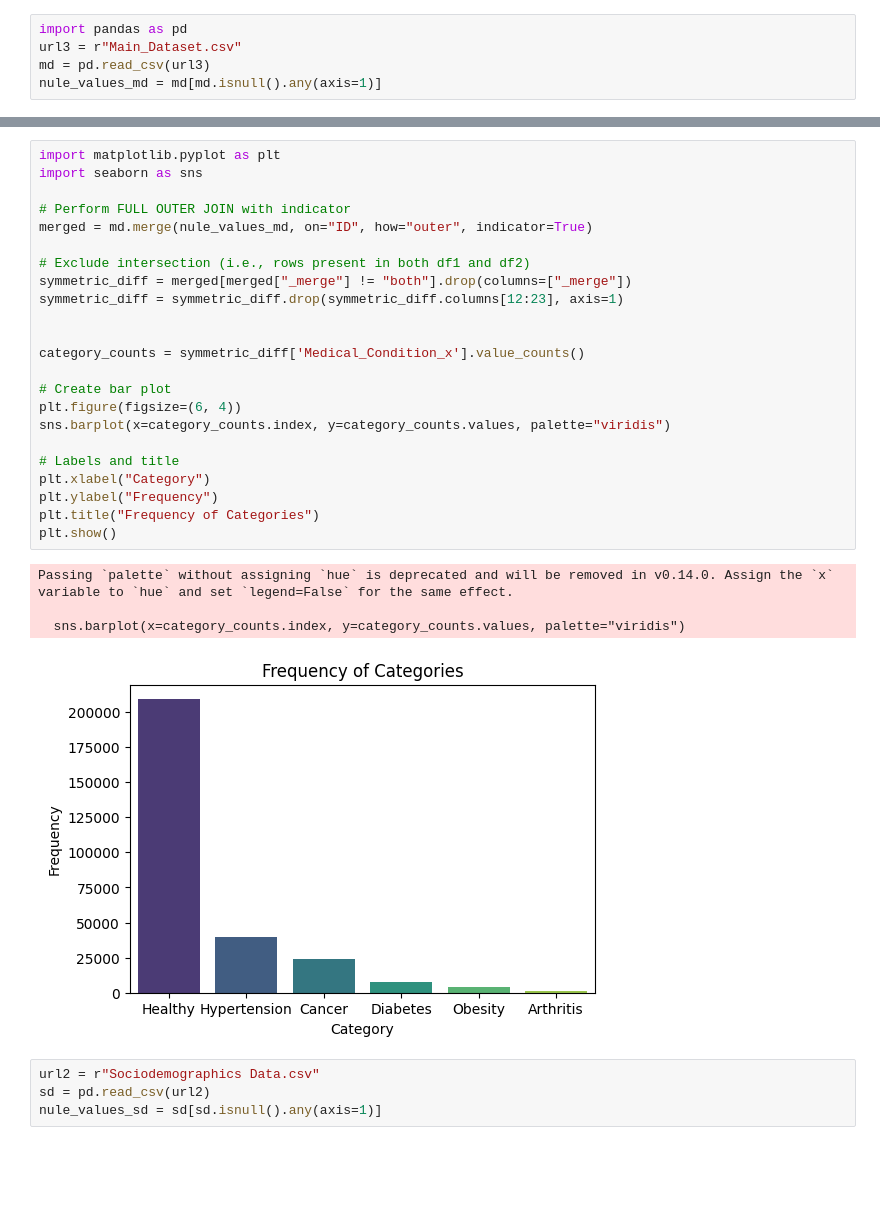
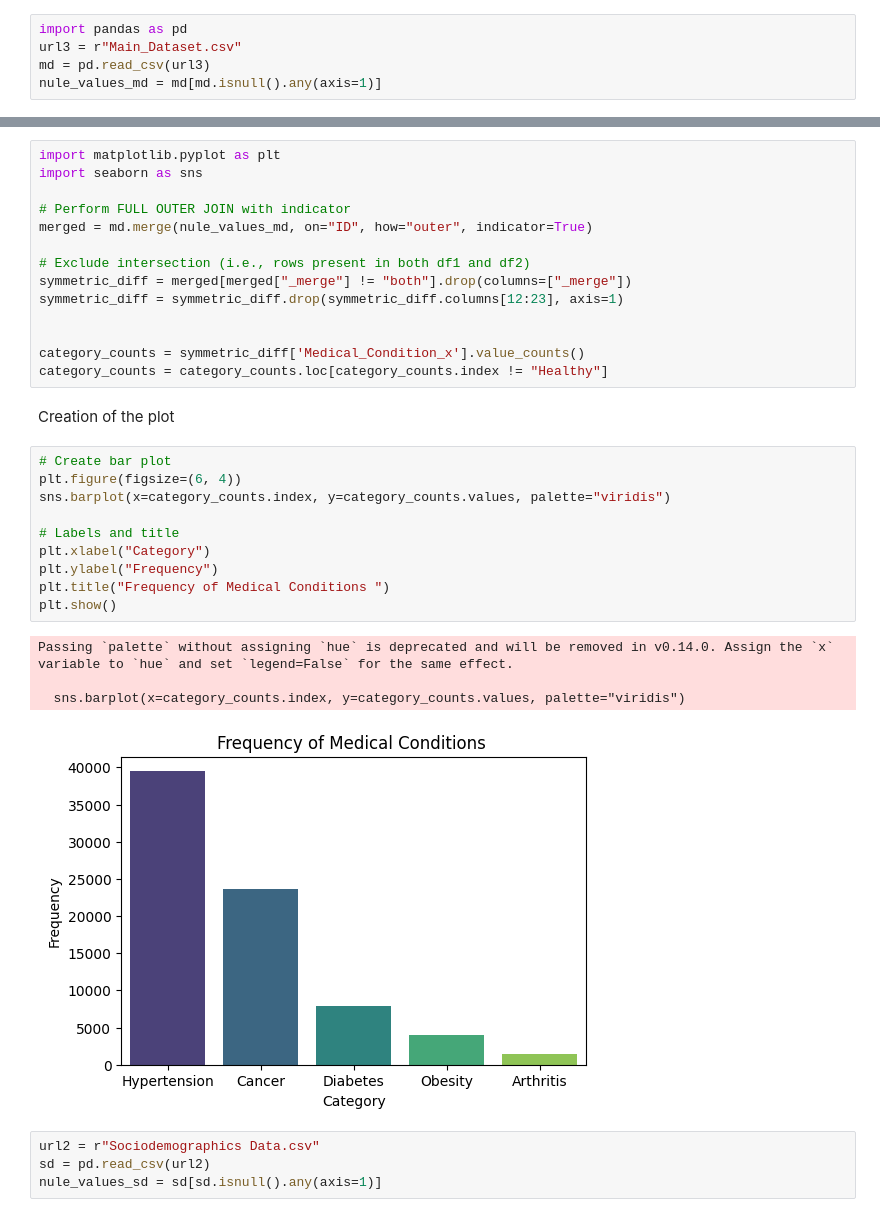
Before and after one commit to leokonma/Proyect-Programming-2-, a Jupyter notebook: Presentation.ipynb, the cells around one changed output, grey strips where cells are left out. Drawn from its saved outputs; the diff is of its cells as text; blank space fills up the shorter version.

```diff
--- a/Presentation.ipynb
+++ b/Presentation.ipynb
@@ -22,21 +29,24 @@ symmetric_diff = symmetric_diff.drop(symmetric_diff.columns[12:23], axis=1)
 
 
 category_counts = symmetric_diff['Medical_Condition_x'].value_counts()
-
-# Create bar plot
-plt.figure(figsize=(6, 4))
-sns.barplot(x=category_counts.index, y=category_counts.values, palette="viridis")
-
-# Labels and title
-plt.xlabel("Category")
-plt.ylabel("Frequency")
-plt.title("Frequency of Categories")
-plt.show()
+category_counts = category_counts.loc[category_counts.index != "Healthy"]
-# %% [output]
-Passing `palette` without assigning `hue` is deprecated and will be removed in v0.14.0. Assign the `x` variable to `hue` and set `legend=False` for the same effect.
-
-  sns.barplot(x=category_counts.index, y=category_counts.values, palette="viridis")
-[figure, removed]
+# %% [markdown]
+Creation of the plot
+# %%
+# Create bar plot
+plt.figure(figsize=(6, 4))
+sns.barplot(x=category_counts.index, y=category_counts.values, palette="viridis")
+
+# Labels and title
+plt.xlabel("Category")
+plt.ylabel("Frequency")
+plt.title("Frequency of Medical Conditions ")
+plt.show()
+# %% [output]
+Passing `palette` without assigning `hue` is deprecated and will be removed in v0.14.0. Assign the `x` variable to `hue` and set `legend=False` for the same effect.
+
+  sns.barplot(x=category_counts.index, y=category_counts.values, palette="viridis")
+[figure, added]
 # %%
 url2 = r"Sociodemographics Data.csv"
 sd = pd.read_csv(url2)
```
Also changed, not shown: parts of 3 cells of this notebook.
